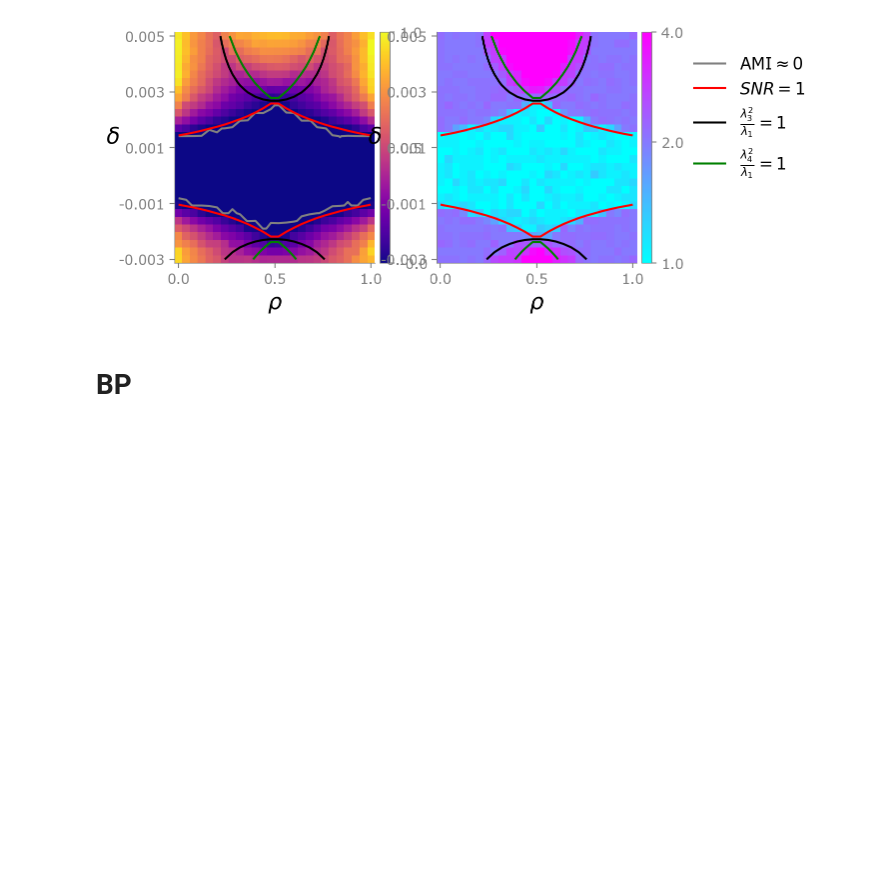
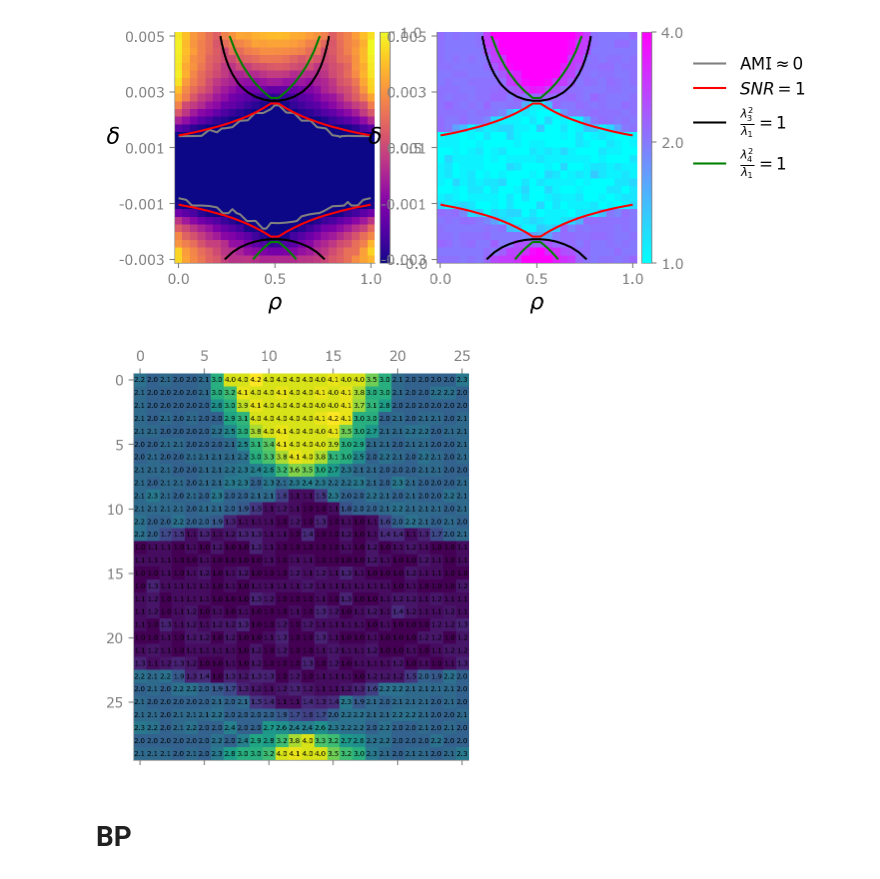
Before and after one commit to eggplantisme/nodeclassification, a Jupyter notebook: FigureMinorityDetectabilityBPLowDegree.ipynb, the cells around one changed output. Cells and saved outputs as stored; diff of their text form; code cells hidden in the pictures; blank space fills up the shorter version.

```diff
--- a/FigureMinorityDetectabilityBPLowDegree.ipynb
+++ b/FigureMinorityDetectabilityBPLowDegree.ipynb
@@ -94,6 +92,17 @@ lgd = fig.legend(handels, [r'AMI$\approx$0', r'$SNR=1$', r'$\frac{\lambda_3^2}{\
 # plt.savefig(save_path, dpi=600, bbox_extra_artists=(lgd,), bbox_inches='tight')
 # %% [output]
 [figure]
+# %%
+show_num_group = np.flip(plot_subnumgroup, axis=0)
+plt.matshow(show_num_group)
+shape = np.shape(show_num_group)
+for i in range(shape[0]):
+        for j in range(shape[1]):
+            c = show_num_group[i,j]
+#             print(i, j, c)
+            plt.text(j, i, str(c), va='center', ha='center', fontsize=5)
+# %% [output]
+[figure, added]
 # %% [markdown]
 # BP
 # %%
```
Also changed, not shown: parts of 40 cells of this notebook, 30 other files.
